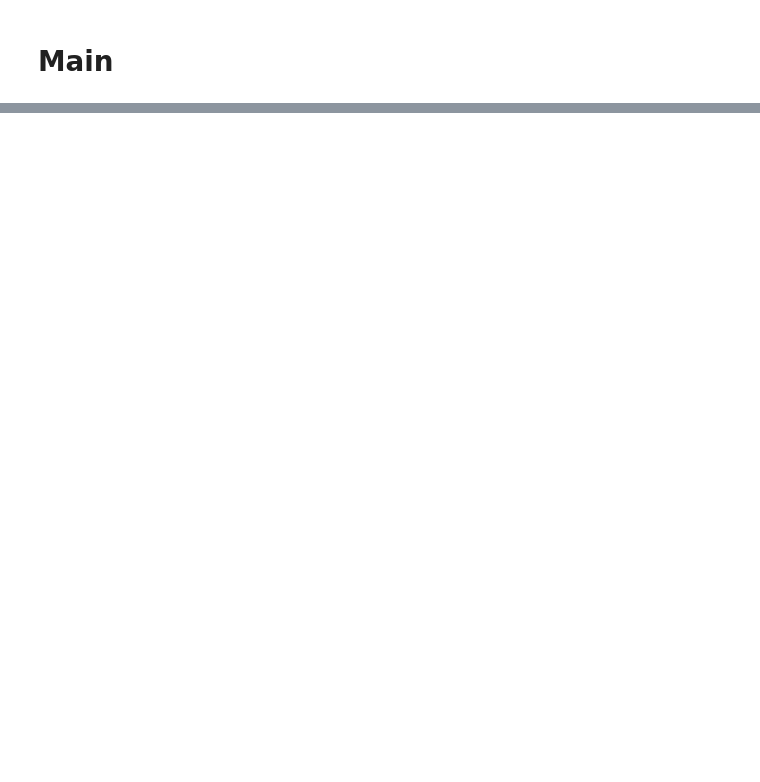
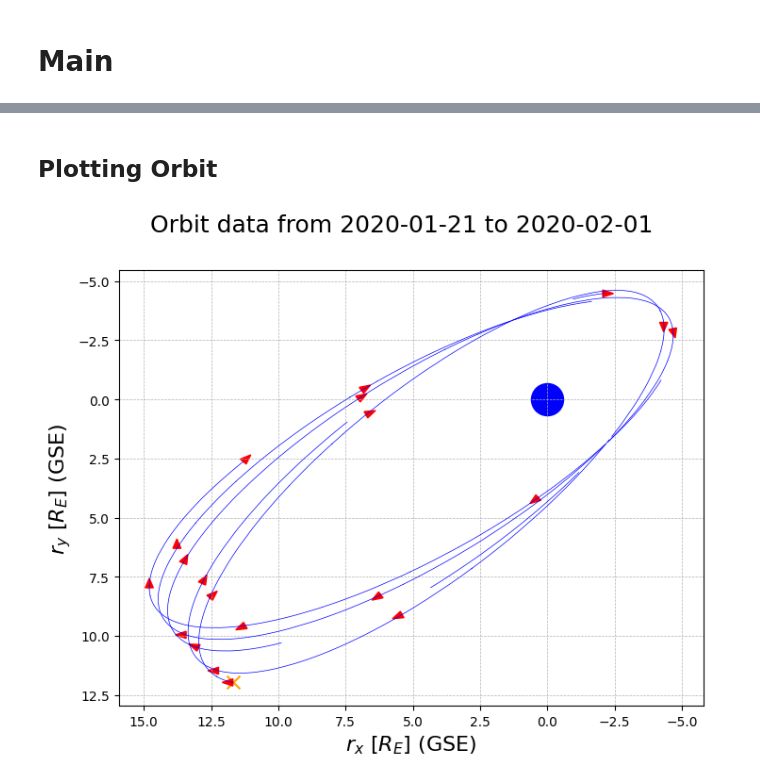
Before and after one commit to joelster-73/Lanc_PhD_Project, a Jupyter notebook: 2024_10_17_Month_Data/Cluster FGM.ipynb, the cells around one changed output, grey strips where cells are left out. Cells and saved outputs as stored; diff of their text form; code cells hidden in the pictures; blank space fills up the shorter version.

```diff
--- a/2024_10_17_Month_Data/Cluster FGM.ipynb
+++ b/2024_10_17_Month_Data/Cluster FGM.ipynb
@@ -258,0 +367,41 @@ axs[3].set_ylabel(r'$r$ [$R_E$]', fontsize=16);
+# %% [markdown]
+## Plotting Orbit
+# %%
+fig, ax = plt.subplots(figsize=(8,6))
+fig.suptitle(f'Orbit data from {start_date_str} to {end_date_str}', fontsize=18)
+
+plt.grid(linestyle='--', lw=0.5)
+
+# Scaled to Earth radius
+x0 = df_fgm['r_x'][0]/R_E
+y0 = df_fgm['r_y'][0]/R_E
+
+# Add small cross at the start point
+ax.scatter(x0, y0, color='orange', marker='x', s=100)
+
+# Add Earth
+plt.scatter(0, 0, color='blue', marker='o', s=600)
+
+for _, segment in df_fgm.groupby('segment'):
+    # Plot ry against rx to see orbit in x-y plane
+    ax.plot(segment['r_x']/R_E, segment['r_y']/R_E, c='b', lw=0.5)
+
+# Add arrows to indicate direction
+for i in np.linspace(50, len(df_fgm['r_x']) - 2, 20):
+    i=int(i)
+    xi  = df_fgm['r_x'][i]/R_E   ; yi  = df_fgm['r_y'][i]/R_E
+    xi1 = df_fgm['r_x'][i+1]/R_E ; yi1 = df_fgm['r_y'][i+1]/R_E
+
+    ax.arrow(xi, yi, xi1 - xi, yi1 - yi,
+         head_width=.3, head_length=.4, fc='red', ec='red')
+
+# Add labels and title
+plt.xlabel(r'$r_x$ [$R_E$] (GSE)', fontsize=16)
+plt.gca().invert_xaxis()
+
+plt.ylabel(r'$r_y$ [$R_E$] (GSE)', fontsize=16)
+plt.gca().invert_yaxis()
+
+#plt.savefig(f'{data_name} data on {data_date}.png',bbox_inches='tight')
+# %% [output]
+[figure, added]
```
Also changed, not shown: parts of 19 cells of this notebook, 59 other files.
